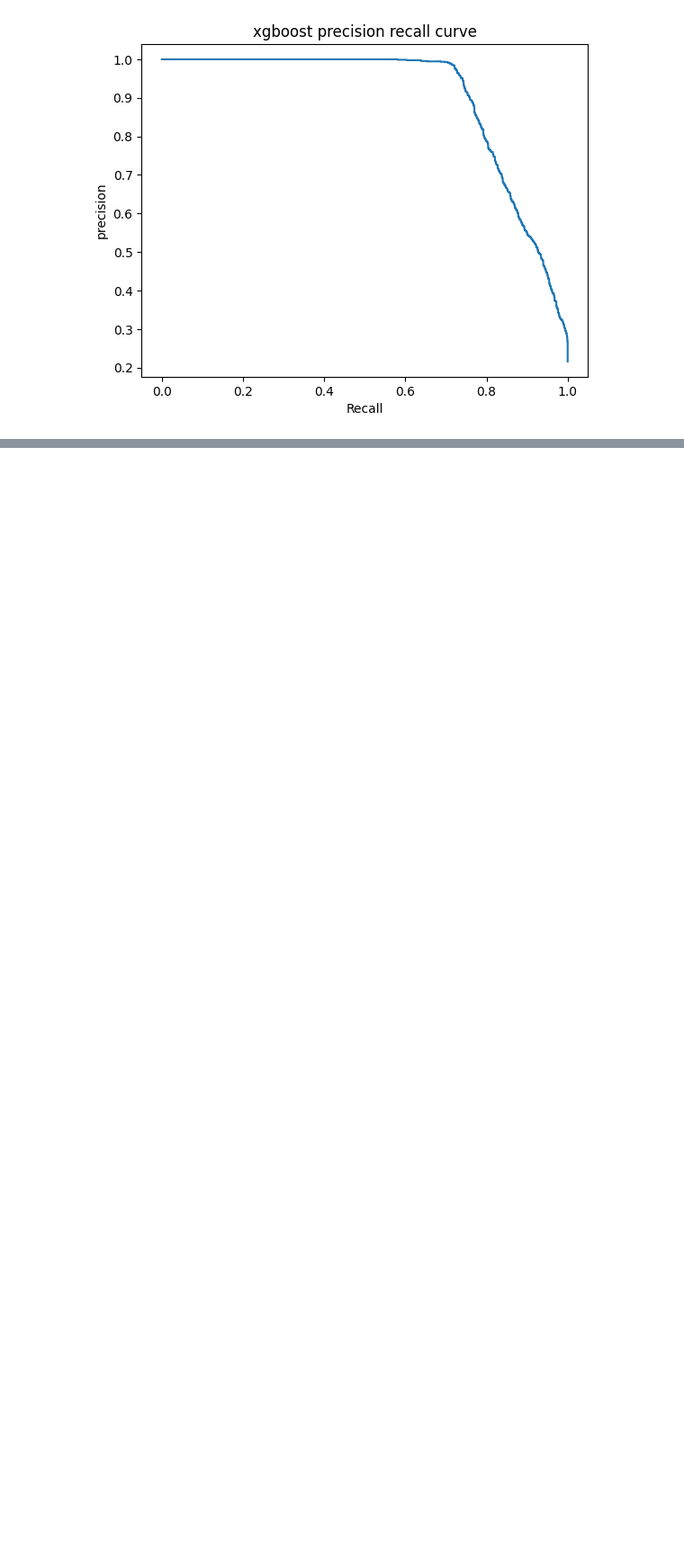
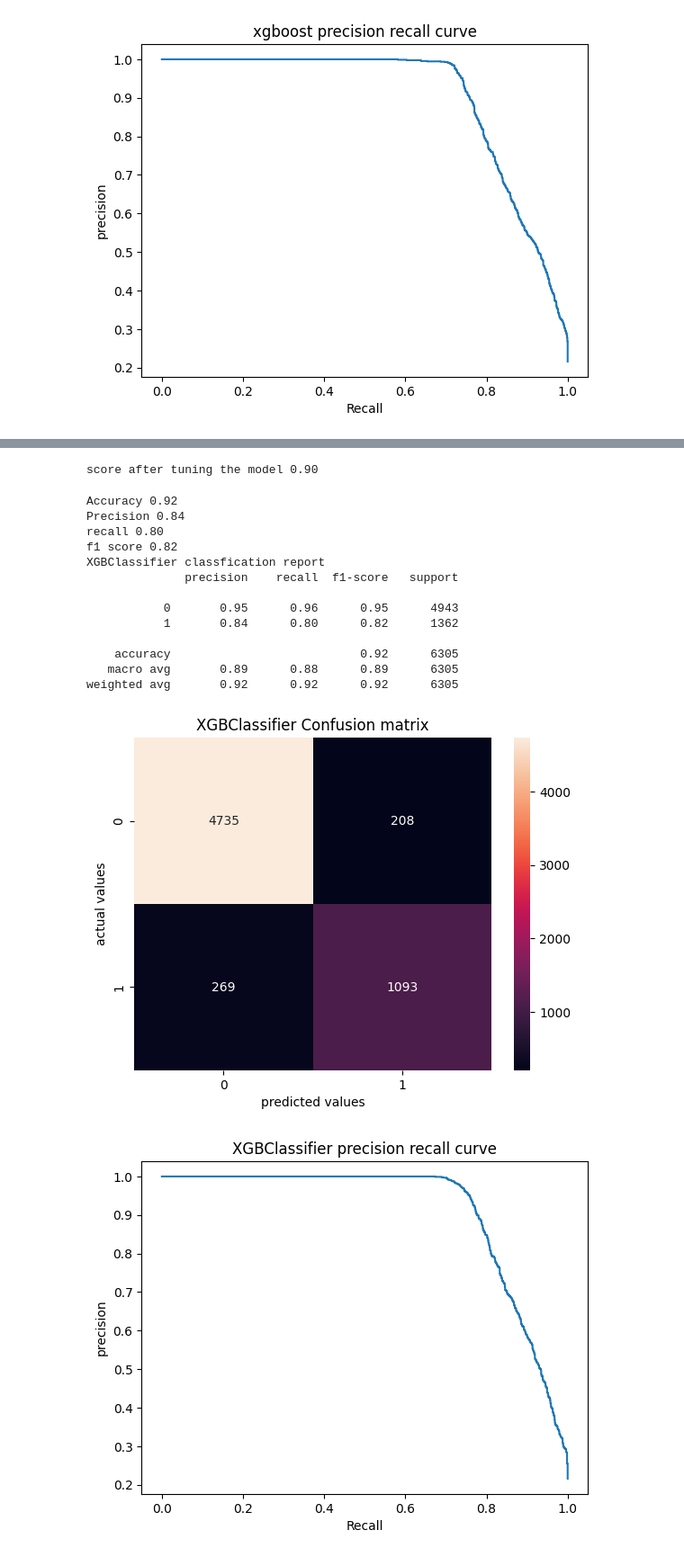
Before and after one commit to sumran58/credit_risk_analysis, a Jupyter notebook: credit_risk.ipynb, the cells around one changed output, grey strips where cells are left out. Shown at 90% size. Cells and saved outputs as stored; diff of their text form; code cells hidden in the pictures; blank space fills up the shorter version.

Commit message:
hyperparamter tuning

```diff
--- a/credit_risk.ipynb
+++ b/credit_risk.ipynb
@@ -438,0 +441,26 @@ weighted avg       0.92      0.92      0.92      6305
+# %%
+from sklearn.model_selection import RandomizedSearchCV
+from scipy.stats import uniform,randint
+param_grid={
+    "classifier__n_estimators":randint(150,600),
+    "classifier__max_depth":randint(3,9),
+    "classifier__learning_rate" : uniform(0.01, 0.5),
+    "classifier__subsample": uniform(0.6,0.4), #Rows sampling
+    "classifier__colsample_bytree" :uniform(0.6,0.4), #column sampling
+    "classifier__min_child_weight": randint(1, 10),
+    "classifier__gamma": uniform(0 , 5)
+}
+# lower gamma -> more splits -> complex tree -> higher overfitting risk
+# higher gamma -> less splits ->  simpler tree -> low overfitting
+# %%
+random_search=RandomizedSearchCV(
+    xgb_model,
+    param_grid,
+    cv=cv,
+    n_iter=150,
+    scoring='average_precision',
+    n_jobs=-1,
+    verbose=1
+
+)
+random_search.fit(X_train,y_train)
@@ -438,0 +495,23 @@ weighted avg       0.92      0.92      0.92      6305
+# %%
+print(f"score after tuning the model {random_search.best_score_:.2f}")
+# %% [output]
+score after tuning the model 0.90
+# %%
+#checking the evaluation after hyper parameter tuning
+evaluate_model("XGBClassifier",random_search,X_test,y_test)
+# %% [output]
+Accuracy 0.92
+Precision 0.84
+recall 0.80
+f1 score 0.82
+XGBClassifier classfication report
+              precision    recall  f1-score   support
+
+           0       0.95      0.96      0.95      4943
+           1       0.84      0.80      0.82      1362
+
+    accuracy                           0.92      6305
+   macro avg       0.89      0.88      0.89      6305
+weighted avg       0.92      0.92      0.92      6305
+[figure, added]
+[figure, added]
```
Also changed, not shown: parts of 3 cells of this notebook.
